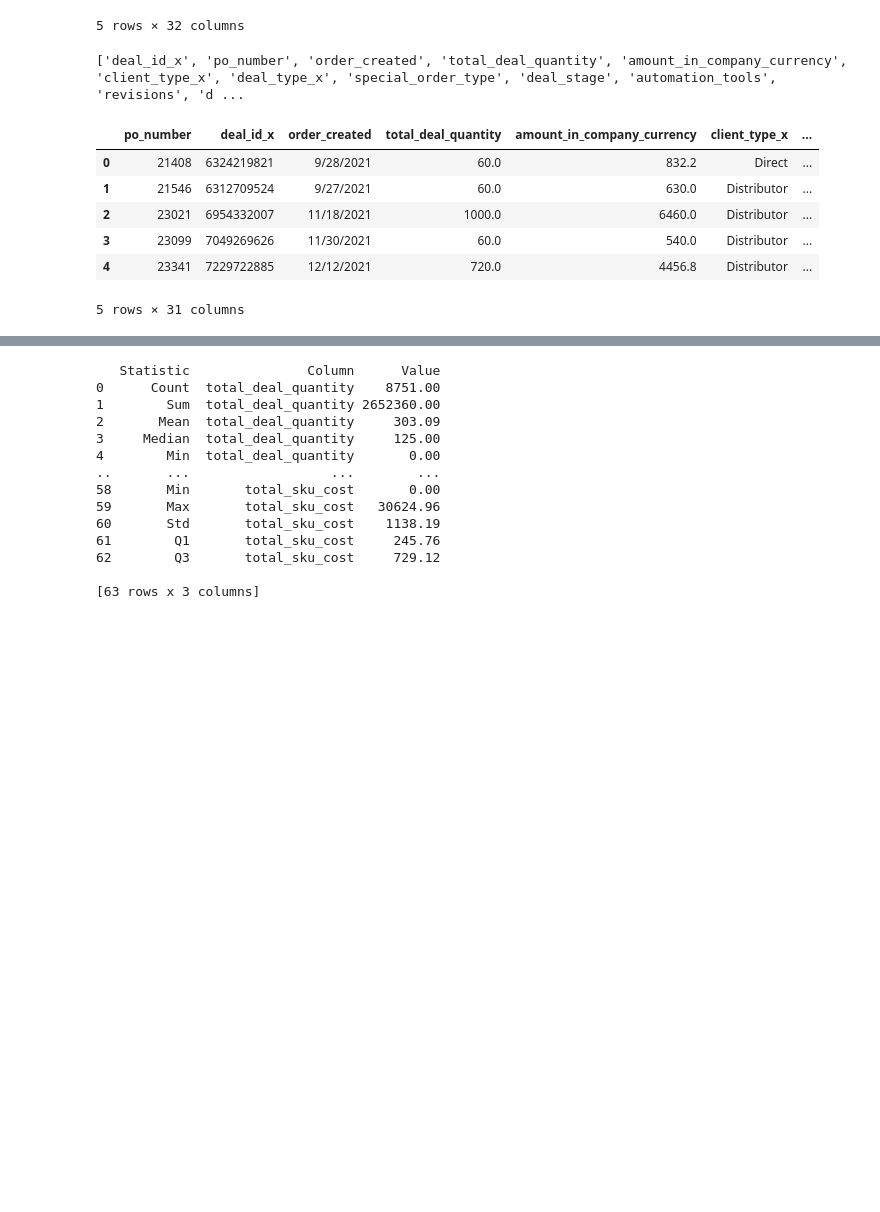
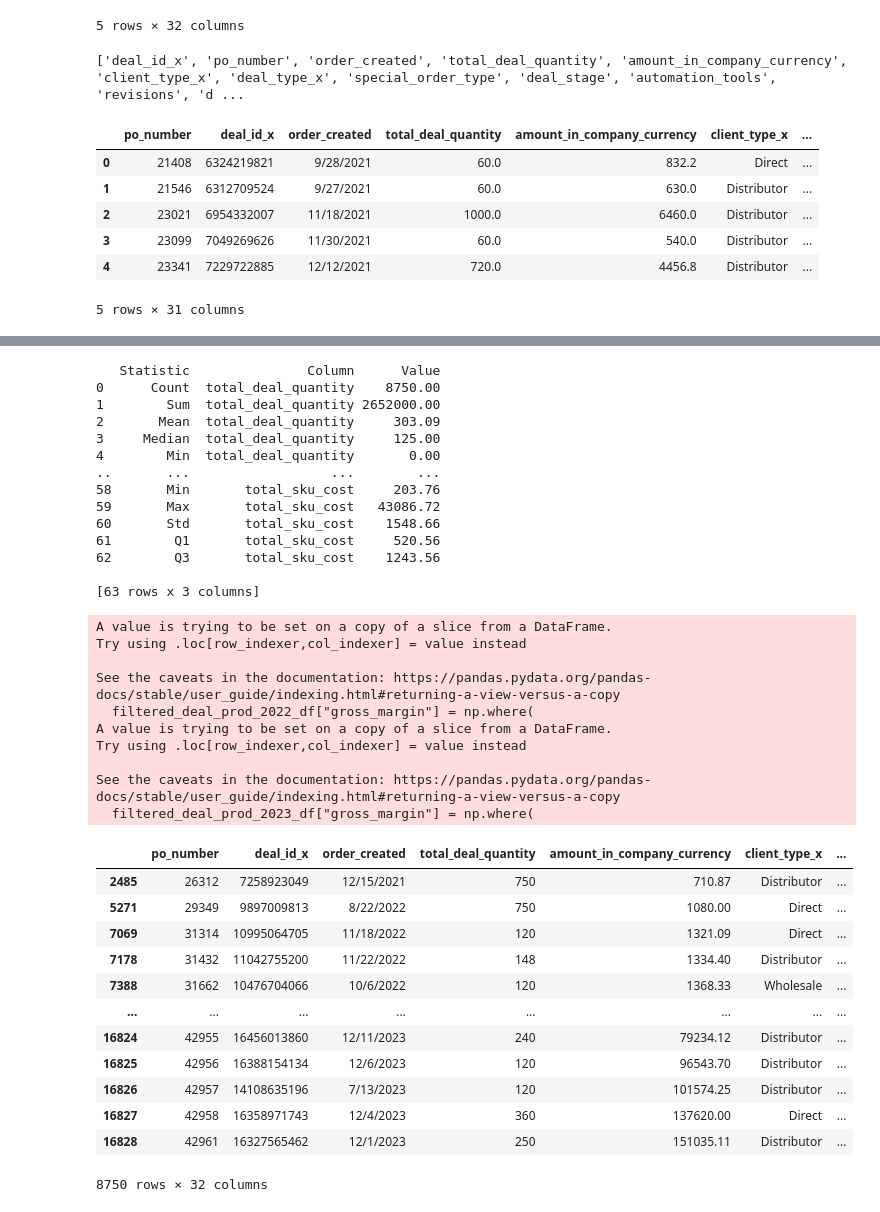
Before and after one commit to Atlis34/Project1, a Jupyter notebook: analysis/combined_data.ipynb, the cells around one changed output, grey strips where cells are left out. Saved outputs shown, nothing was run; the diff lists cells and outputs as text; code cells hidden in the pictures; blank space fills up the shorter version.

Commit message:
pushing file back to main branch for team review - still kinda messy - sorry!  While I finish up the group by analysis section

```diff
--- a/analysis/combined_data.ipynb
+++ b/analysis/combined_data.ipynb
@@ -189,0 +192,5 @@ filtered_deal_prod_summary_df.to_csv('filtered_deal_prod_summary_data.csv', inde
+# %%
+# bring back csv to filtered_deal_prod_summary_df - after additional cleaning
+cleaned_deal_prod_summary_df = pd.read_csv('filtered_deal_prod_summary_data.csv')
+
+cleaned_deal_prod_summary_df.shape
@@ -260,12 +269,12 @@ print(data_type)
 # summary stats for 2022 only - based on submitted_to_prod_column
 
 # convert the submitted_to_prod from timestamp to datetime
-filtered_deal_prod_summary_df['submitted_to_prod'] = pd.to_datetime(filtered_deal_prod_summary_df['submitted_to_prod'])
+cleaned_deal_prod_summary_df['submitted_to_prod'] = pd.to_datetime(cleaned_deal_prod_summary_df['submitted_to_prod'])
 
 # create summary statistics dataframe to hold results of these preliminary summary stats - for 2022 - to get some whole-group numbers, etc.
 summary_stats_2022_df = pd.DataFrame(columns=['Statistic', 'Column', 'Value'])
 
-filtered_deal_prod_2022_df = filtered_deal_prod_summary_df[filtered_deal_prod_summary_df['submitted_to_prod'].dt.year == 2022]
+filtered_deal_prod_2022_df = cleaned_deal_prod_summary_df[cleaned_deal_prod_summary_df['submitted_to_prod'].dt.year == 2022]
 
 # Set the display format for floating-point numbers
 pd.options.display.float_format = '{:.2f}'.format
@@ -328,12 +337,12 @@ pd.options.display.float_format = None
 # summary stats for 2023 only - based on submitted_to_prod_column
 
 # convert the submitted_to_prod from timestamp to datetime
-filtered_deal_prod_summary_df['submitted_to_prod'] = pd.to_datetime(filtered_deal_prod_summary_df['submitted_to_prod'])
+cleaned_deal_prod_summary_df['submitted_to_prod'] = pd.to_datetime(cleaned_deal_prod_summary_df['submitted_to_prod'])
 
 # create summary statistics dataframe to hold results of these preliminary summary stats - for 2023 - to get some whole-group numbers, etc.
 summary_stats_2023_df = pd.DataFrame(columns=['Statistic', 'Column', 'Value'])
 
-filtered_deal_prod_2023_df = filtered_deal_prod_summary_df[filtered_deal_prod_summary_df['submitted_to_prod'].dt.year == 2023]
+filtered_deal_prod_2023_df = cleaned_deal_prod_summary_df[cleaned_deal_prod_summary_df['submitted_to_prod'].dt.year == 2023]
 
 # Set the display format for floating-point numbers
 pd.options.display.float_format = '{:.2f}'.format
@@ -379,16 +388,68 @@ print(summary_stats_2023_df)
 pd.options.display.float_format = None
 # %% [output]
    Statistic               Column      Value
-0      Count  total_deal_quantity    8751.00
-1        Sum  total_deal_quantity 2652360.00
+0      Count  total_deal_quantity    8750.00
+1        Sum  total_deal_quantity 2652000.00
 2       Mean  total_deal_quantity     303.09
 3     Median  total_deal_quantity     125.00
 4        Min  total_deal_quantity       0.00
 ..       ...                  ...        ...
-58       Min       total_sku_cost       0.00
-59       Max       total_sku_cost   30624.96
-60       Std       total_sku_cost    1138.19
-61        Q1       total_sku_cost     245.76
-62        Q3       total_sku_cost     729.12
+58       Min       total_sku_cost     203.76
+59       Max       total_sku_cost   43086.72
+60       Std       total_sku_cost    1548.66
+61        Q1       total_sku_cost     520.56
+62        Q3       total_sku_cost    1243.56
 
 [63 rows x 3 columns]
+# %%
+# New operations - to avoid dividing by zero :
+
+# Add a new column for gross margin - Full file
+cleaned_deal_prod_summary_df["gross_margin"] = np.where(
+    cleaned_deal_prod_summary_df["amount_in_company_currency"] != 0,
+    cleaned_deal_prod_summary_df["total_sku_cost"] / cleaned_deal_prod_summary_df["amount_in_company_currency"],
+    np.nan
+)
+
+
+# Add a new column for gross margin - 2022 file
+filtered_deal_prod_2022_df["gross_margin"] = np.where(
+    filtered_deal_prod_2022_df["amount_in_company_currency"] != 0,
+    filtered_deal_prod_2022_df["total_sku_cost"] / filtered_deal_prod_2022_df["amount_in_company_currency"],
+    np.nan
+)
+
+
+# Add a new column for gross margin - 2023 file
+filtered_deal_prod_2023_df["gross_margin"] = np.where(
+    filtered_deal_prod_2023_df["amount_in_company_currency"] != 0,
+    filtered_deal_prod_2023_df["total_sku_cost"] / filtered_deal_prod_2023_df["amount_in_company_currency"],
+    np.nan
+)
+
+
+filtered_deal_prod_2023_df
+# %% [output]
+A value is trying to be set on a copy of a slice from a DataFrame.
+Try using .loc[row_indexer,col_indexer] = value instead
+
+See the caveats in the documentation: https://pandas.pydata.org/pandas-docs/stable/user_guide/indexing.html#returning-a-view-versus-a-copy
+  filtered_deal_prod_2022_df["gross_margin"] = np.where(
+A value is trying to be set on a copy of a slice from a DataFrame.
+Try using .loc[row_indexer,col_indexer] = value instead
+
+See the caveats in the documentation: https://pandas.pydata.org/pandas-docs/stable/user_guide/indexing.html#returning-a-view-versus-a-copy
+  filtered_deal_prod_2023_df["gross_margin"] = np.where(
+|  | po_number | deal_id_x | order_created | total_deal_quantity | amount_in_company_currency | client_type_x | ... |
+| 2485 | 26312 | 7258923049 | 12/15/2021 | 750 | 710.87 | Distributor | ... |
+| 5271 | 29349 | 9897009813 | 8/22/2022 | 750 | 1080.00 | Direct | ... |
+| 7069 | 31314 | 10995064705 | 11/18/2022 | 120 | 1321.09 | Direct | ... |
+| 7178 | 31432 | 11042755200 | 11/22/2022 | 148 | 1334.40 | Distributor | ... |
+| 7388 | 31662 | 10476704066 | 10/6/2022 | 120 | 1368.33 | Wholesale | ... |
+| ... | ... | ... | ... | ... | ... | ... | ... |
+| 16824 | 42955 | 16456013860 | 12/11/2023 | 240 | 79234.12 | Distributor | ... |
+| 16825 | 42956 | 16388154134 | 12/6/2023 | 120 | 96543.70 | Distributor | ... |
+| 16826 | 42957 | 14108635196 | 7/13/2023 | 120 | 101574.25 | Distributor | ... |
+| 16827 | 42958 | 16358971743 | 12/4/2023 | 360 | 137620.00 | Direct | ... |
+| 16828 | 42961 | 16327565462 | 12/1/2023 | 250 | 151035.11 | Distributor | ... |
+8750 rows × 32 columns
```
Also changed, not shown: parts of 16 cells of this notebook, 10 other files.
